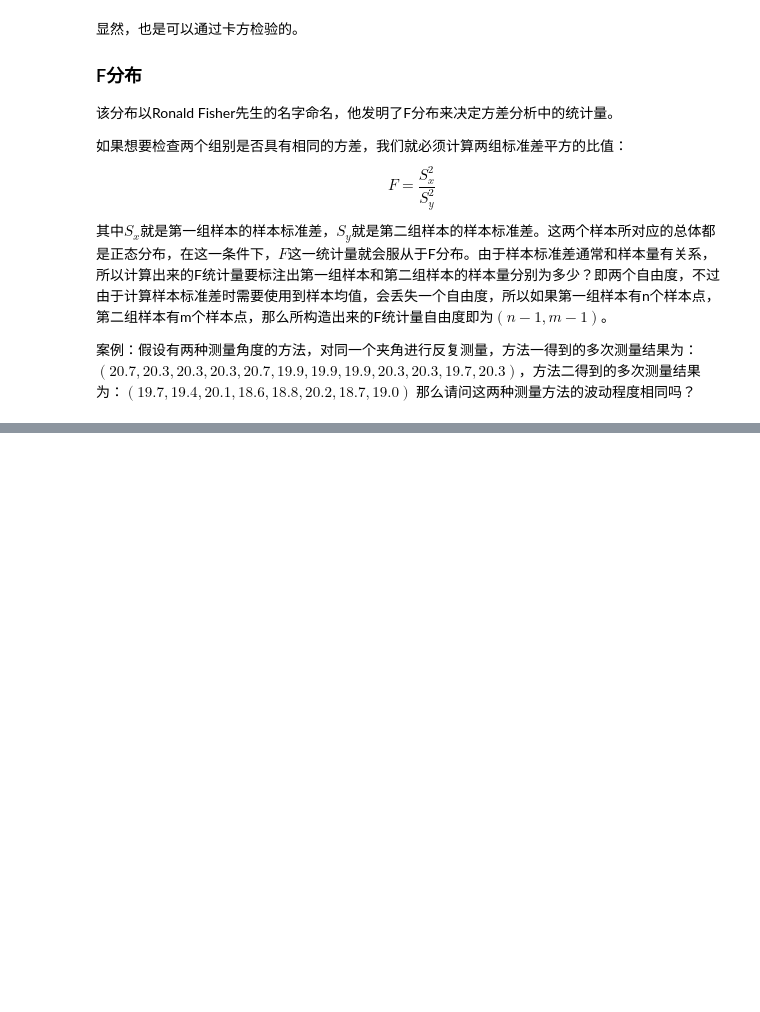
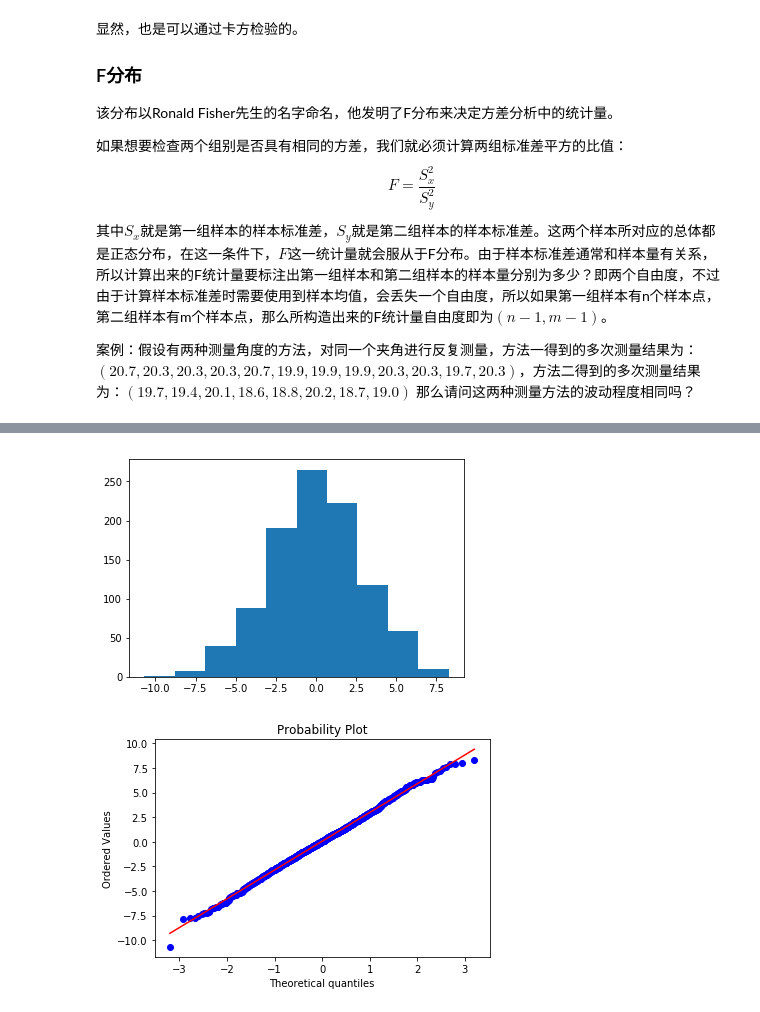
Before and after one commit to xiaojianyang820/TianChi_Learning, a Jupyter notebook: statistics/Untitled.ipynb, the cells around one changed output, grey strips where cells are left out. Saved outputs shown, nothing was run; the diff lists cells and outputs as text; code cells hidden in the pictures; blank space fills up the shorter version.

```diff
--- a/statistics/Untitled.ipynb
+++ b/statistics/Untitled.ipynb
@@ -314,0 +371,75 @@ F统计量观测值在F分布中的分位为：0.022
+# %%
+'''
+通过图形化或者量化方式检验一个分布是否服从于正态分布
+- 对于样本数量较少时（小于50），你应该使用Shapiro-Wilk检验或者normaltest函数
+- 对于中等数量的样本而言，Lilliefors检验是比较合适的，因为原始的Kolmogorov-Smirnov检验在分布的均值和方差未知时不太可靠。
+- 对于样本数量较多时（大于300），就应该使用Kolmogorov-Smirnov检验。
+'''
+
+import numpy as np
+import matplotlib.pyplot as plt
+import scipy.stats as stats
+import pandas as pd
+
+# additional packages
+from statsmodels.stats.diagnostic import lilliefors
+
+def check_normality():
+    '''
+        该函数用于检验某一样本中的数据是否服从于正态分布
+    '''
+
+    # 设置参数
+    numData = 1000
+    myMean = 0
+    mySD = 3
+
+    # 设置随机种子
+    np.random.seed(1234)
+
+    # 生成并展示抽样结果
+    data = stats.norm.rvs(myMean, mySD, size=numData)
+    fewData = data[:100]
+    plt.hist(data)
+    plt.show()
+
+    # --- >>> 开始统计检验 <<< ---
+    # 图形化检验: 如果散点集中在对角线上，则说明这组样本很符合正态分布
+    _ = stats.probplot(data, plot=plt, dist='norm')
+    plt.show()
+
+    pVals = pd.Series()
+    pFewVals = pd.Series()
+    # scipy模块中的normaltest函数是进行D-Agostino and Pearsons检验，该检验综合计算了峰度，偏度，得到了一个测度正态性的omnibus统计量
+    _, pVals['Omnibus']    = stats.normaltest(data)
+    _, pFewVals['Omnibus'] = stats.normaltest(fewData)
+
+    # Shapiro-Wilk检验
+    _, pVals['Shapiro-Wilk']    = stats.shapiro(data)
+    _, pFewVals['Shapiro-Wilk'] = stats.shapiro(fewData)
+
+    # Lilliefors检验
+    _, pVals['Lilliefors']    = lilliefors(data)
+    _, pFewVals['Lilliefors'] = lilliefors(fewData)
+
+    # Kolmogorov-Smirnov检验
+    _, pVals['Kolmogorov-Smirnov']    = stats.kstest((data-np.mean(data))/np.std(data,ddof=1), 'norm')
+    _, pFewVals['Kolmogorov-Smirnov'] = stats.kstest((fewData-np.mean(fewData))/np.std(fewData,ddof=1), 'norm')
+
+    print('p-values for all {0} data points: ----------------'.format(len(data)))
+    print(pVals)
+    print('p-values for the first 100 data points: ----------------')
+    print(pFewVals)
+
+    if pVals['Omnibus'] > 0.05:
+        print('Data are normally distributed')
+    # --- >>> 检验完成 <<< ---
+
+    return pVals['Kolmogorov-Smirnov']
+
+if __name__ == '__main__':
+    p = check_normality()
+    print(p)
+# %% [output]
+[figure, added]
+[figure, added]
```
Also changed, not shown: parts of 12 cells of this notebook.
